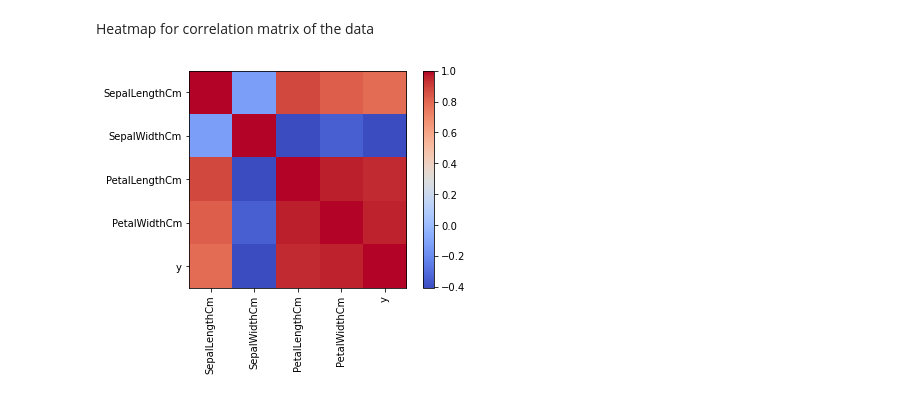
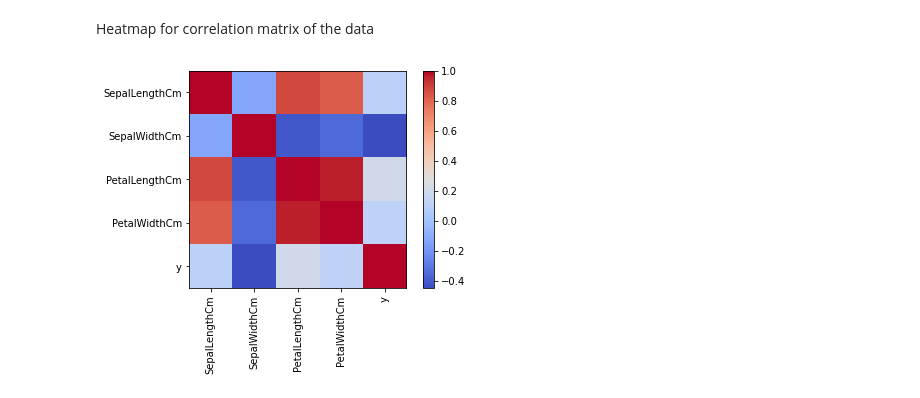
Before and after one commit to hil-se/fds, a Jupyter notebook: tutorial/Data Visualization.ipynb, the cells around one changed output. Drawn from its saved outputs; the diff is of its cells as text; code cells hidden in the pictures.

```diff
--- a/tutorial/Data Visualization.ipynb
+++ b/tutorial/Data Visualization.ipynb
@@ -52,18 +59,18 @@ plt.show()
 [figure]
 # %% [markdown]
 Heatmap for correlation matrix of the data
-# %%
-mapp = {"Iris-setosa":-1, "Iris-versicolor":0, "Iris-virginica":1}
-y_num = [mapp[v] for v in y]
-
-X['y'] = y_num
-data_corr = X.corr()
-
-plt.imshow(X.corr(), cmap="coolwarm", interpolation='nearest')
-plt.colorbar()
-tick_marks = [i for i in range(len(X.columns))]
-plt.xticks(tick_marks, X.columns, rotation='vertical')
-plt.yticks(tick_marks, X.columns)
-plt.show()
-# %% [output]
-[figure, removed]
+# %%
+mapp = {"Iris-setosa":0, "Iris-versicolor":1, "Iris-virginica":0}
+y_num = [mapp[v] for v in y]
+
+X['y'] = y_num
+data_corr = X.corr()
+
+plt.imshow(X.corr(), cmap="coolwarm", interpolation='nearest')
+plt.colorbar()
+tick_marks = [i for i in range(len(X.columns))]
+plt.xticks(tick_marks, X.columns, rotation='vertical')
+plt.yticks(tick_marks, X.columns)
+plt.show()
+# %% [output]
+[figure, added]
```
Also changed, not shown: parts of 2 cells of this notebook, 1 other file.
